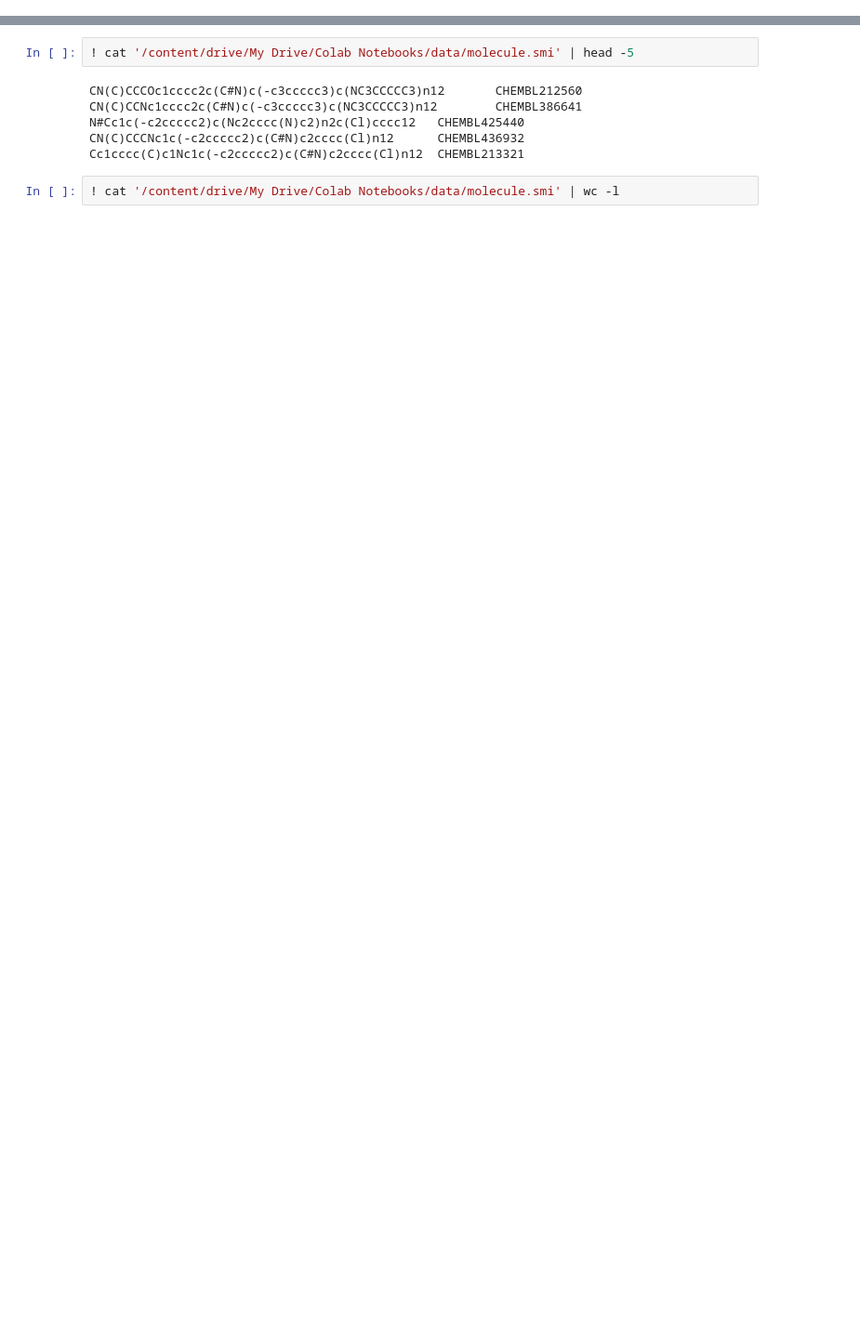
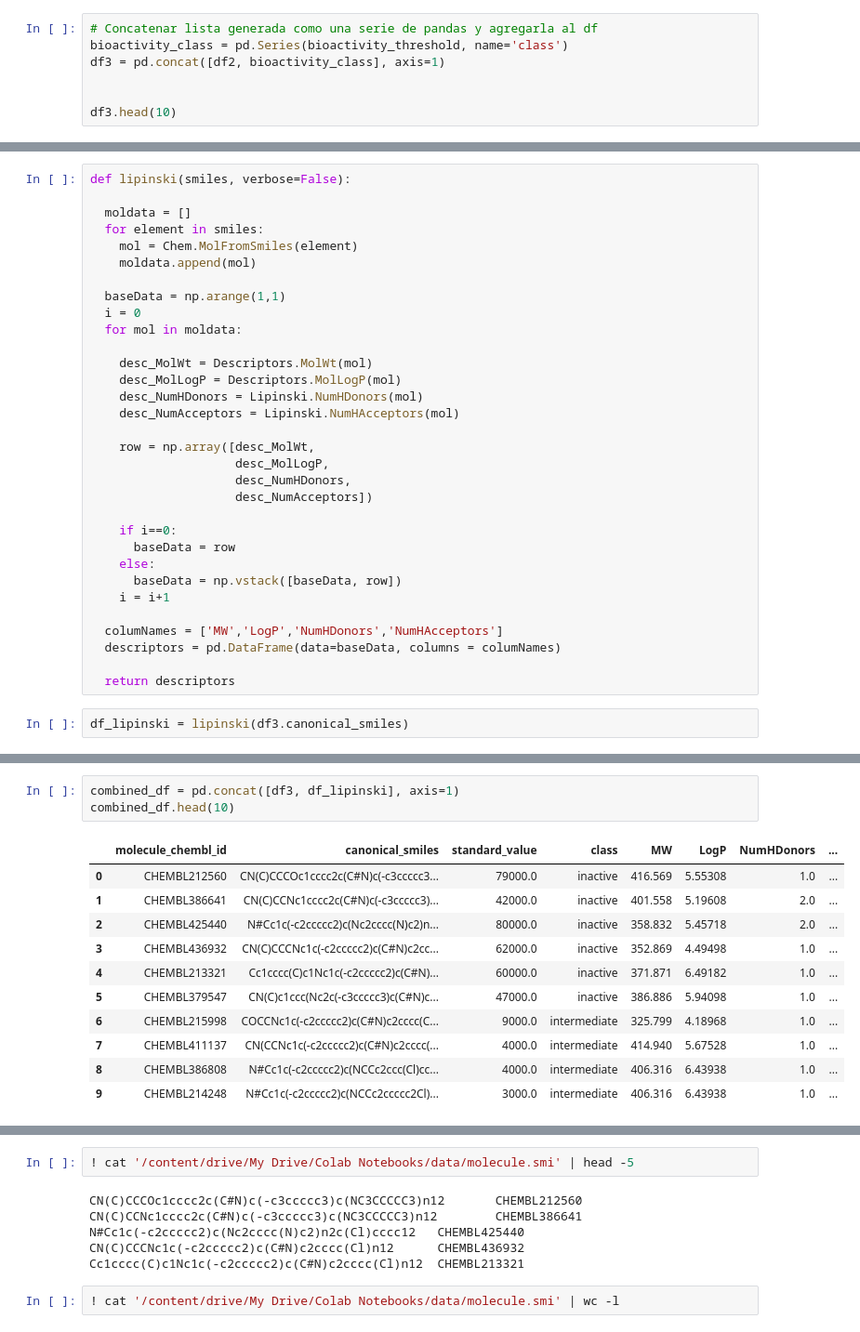
Before and after one commit to rromerov/Proyecto_Integrador, a Jupyter notebook: Avance2/Avance2.12.ipynb, the cells around one changed output, grey strips where cells are left out. Shown at 93% size. Saved outputs shown, nothing was run; the diff lists cells and outputs as text; blank space fills up the shorter version.

```diff
--- a/Avance2/Avance2.12.ipynb
+++ b/Avance2/Avance2.12.ipynb
@@ -32,0 +101,7 @@ df.head()
+# %%
+# Concatenar lista generada como una serie de pandas y agregarla al df
+bioactivity_class = pd.Series(bioactivity_threshold, name='class')
+df3 = pd.concat([df2, bioactivity_class], axis=1)
+
+
+df3.head(10)
@@ -32,0 +132,34 @@ df.head()
+# %%
+def lipinski(smiles, verbose=False):
+
+  moldata = []
+  for element in smiles:
+    mol = Chem.MolFromSmiles(element)
+    moldata.append(mol)
+
+  baseData = np.arange(1,1)
+  i = 0
+  for mol in moldata:
+
+    desc_MolWt = Descriptors.MolWt(mol)
+    desc_MolLogP = Descriptors.MolLogP(mol)
+    desc_NumHDonors = Lipinski.NumHDonors(mol)
+    desc_NumAcceptors = Lipinski.NumHAcceptors(mol)
+
+    row = np.array([desc_MolWt,
+                    desc_MolLogP,
+                    desc_NumHDonors,
+                    desc_NumAcceptors])
+
+    if i==0:
+      baseData = row
+    else:
+      baseData = np.vstack([baseData, row])
+    i = i+1
+
+  columNames = ['MW','LogP','NumHDonors','NumHAcceptors']
+  descriptors = pd.DataFrame(data=baseData, columns = columNames)
+
+  return descriptors
+# %%
+df_lipinski = lipinski(df3.canonical_smiles)
@@ -32,0 +185,15 @@ df.head()
+# %%
+combined_df = pd.concat([df3, df_lipinski], axis=1)
+combined_df.head(10)
+# %% [output]
+|  | molecule_chembl_id | canonical_smiles | standard_value | class | MW | LogP | NumHDonors | ... |
+| 0 | CHEMBL212560 | CN(C)CCCOc1cccc2c(C#N)c(-c3ccccc3... | 79000.0 | inactive | 416.569 | 5.55308 | 1.0 | ... |
+| 1 | CHEMBL386641 | CN(C)CCNc1cccc2c(C#N)c(-c3ccccc3)... | 42000.0 | inactive | 401.558 | 5.19608 | 2.0 | ... |
+| 2 | CHEMBL425440 | N#Cc1c(-c2ccccc2)c(Nc2cccc(N)c2)n... | 80000.0 | inactive | 358.832 | 5.45718 | 2.0 | ... |
+| 3 | CHEMBL436932 | CN(C)CCCNc1c(-c2ccccc2)c(C#N)c2cc... | 62000.0 | inactive | 352.869 | 4.49498 | 1.0 | ... |
+| 4 | CHEMBL213321 | Cc1cccc(C)c1Nc1c(-c2ccccc2)c(C#N)... | 60000.0 | inactive | 371.871 | 6.49182 | 1.0 | ... |
+| 5 | CHEMBL379547 | CN(C)c1ccc(Nc2c(-c3ccccc3)c(C#N)c... | 47000.0 | inactive | 386.886 | 5.94098 | 1.0 | ... |
+| 6 | CHEMBL215998 | COCCNc1c(-c2ccccc2)c(C#N)c2cccc(C... | 9000.0 | intermediate | 325.799 | 4.18968 | 1.0 | ... |
+| 7 | CHEMBL411137 | CN(CCNc1c(-c2ccccc2)c(C#N)c2cccc(... | 4000.0 | intermediate | 414.940 | 5.67528 | 1.0 | ... |
+| 8 | CHEMBL386808 | N#Cc1c(-c2ccccc2)c(NCCc2ccc(Cl)cc... | 4000.0 | intermediate | 406.316 | 6.43938 | 1.0 | ... |
+| 9 | CHEMBL214248 | N#Cc1c(-c2ccccc2)c(NCCc2ccccc2Cl)... | 3000.0 | intermediate | 406.316 | 6.43938 | 1.0 | ... |
```
Also changed, not shown: parts of 50 cells of this notebook.
